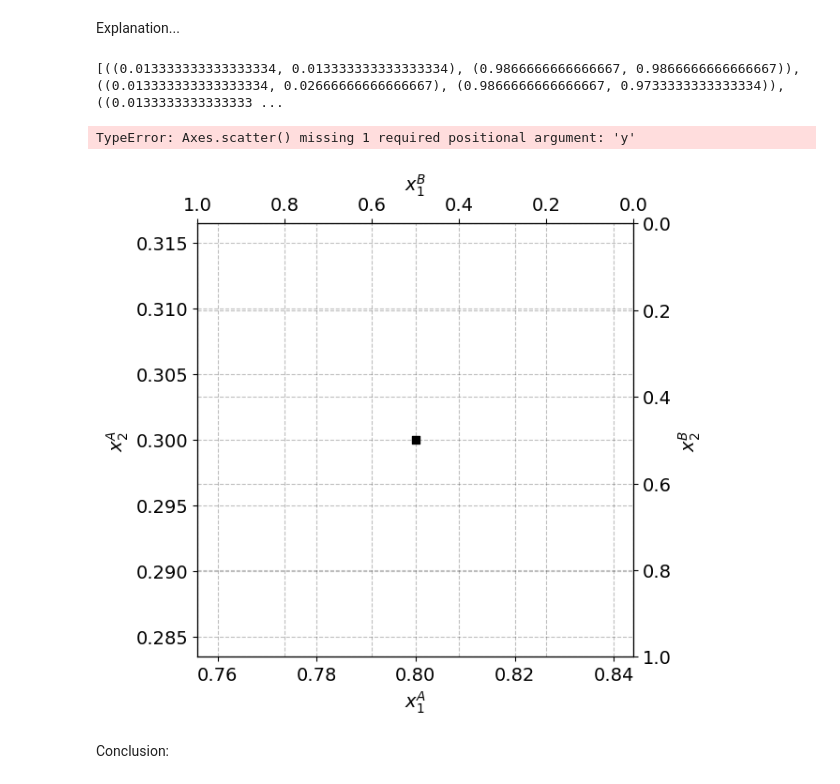
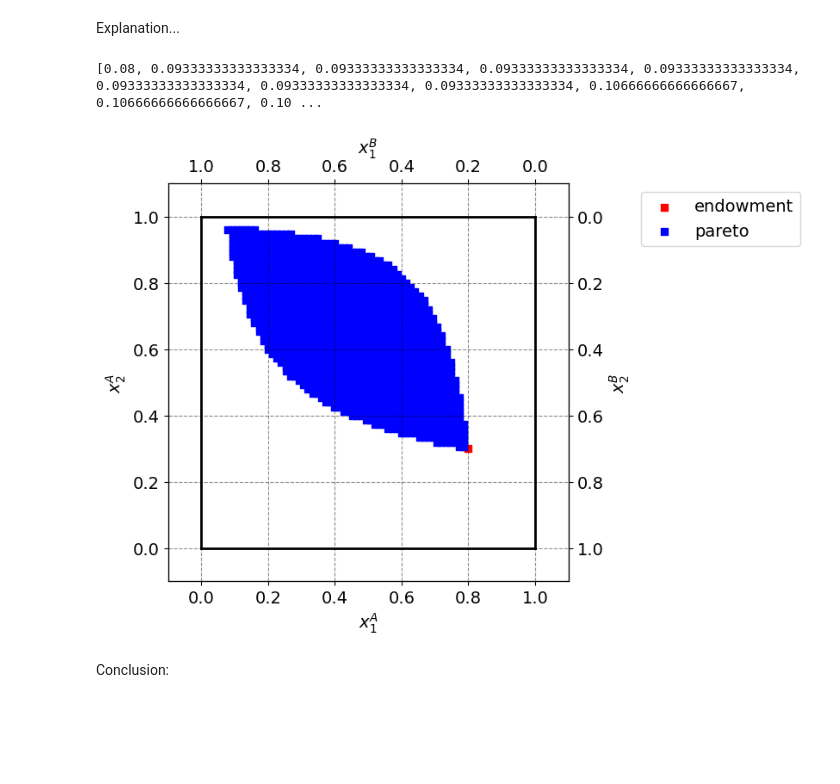
Before and after one commit to NumEconCopenhagen/projects-2024-emil-og-simon, a Jupyter notebook: inauguralproject/inauguralproject.ipynb, the cells around one changed output. Cells and saved outputs as stored; diff of their text form; code cells hidden in the pictures; blank space fills up the shorter version.

```diff
--- a/inauguralproject/inauguralproject.ipynb
+++ b/inauguralproject/inauguralproject.ipynb
@@ -62,38 +62,41 @@ print(b)
 # %% [markdown]
 Explanation...
 # %%
-model1 = ExchangeEconomyClass()
+model = ExchangeEconomyClass()
+
+par = model.par
 
 N = 75
 w1A = 0.8
 w2A = 0.3
-
 w1B = 1 - w1A
 w2B = 1 - w2A
 
-optimal_x1 = []
-optimal_x2 = []
+grid_x1A = np.linspace(0,1,N+1)
+grid_x2A = np.linspace(0,1,N+1)
 
-for x1 in x1A = Arange(0,1,N + 1):
-    for x2A in range(0,1,N + 1):
-        x1B = N - x1A
-        x2B = N - x2A
+possible_x1A = []
+possible_x2A = []
 
-        # Calculate utilities for both consumers
-        uA = model1.utility_A(x1A, x2A)
-        uB = model1.utility_B(x1B, x2B)
+for x1A in grid_x1A:
+    for x2A in grid_x2A:
+        x1B = 1 - x1A
+        x2B = 1 - x2A
+        uA = model.utility_A(x1A, x2A)
+        uB = model.utility_B(x1B,x2B)
 
         # Check if allocations satisfy the conditions
-        if uA >= model1.utility_A(w1A, w2A) and uB >= model1.utility_B(w1B, w2B):
-            optimal_x1.append(((x1A/N, x2A/N), (x1B/N, x2B/N)))
+        if uA >= model.utility_A(w1A,w2A) and uB >= model.utility_B(w1B, w2B):
+            possible_x1A.append(x1A)
+            possible_x2A.append(x2A)
 
-print(optimal_allocations[0:5])
+print(possible_x1A)
 # %% [output]
-[((0.013333333333333334, 0.013333333333333334), (0.9866666666666667, 0.9866666666666667)), ((0.013333333333333334, 0.02666666666666667), (0.9866666666666667, 0.9733333333333334)), ((0.0133333333333333 ...
+[0.08, 0.09333333333333334, 0.09333333333333334, 0.09333333333333334, 0.09333333333333334, 0.09333333333333334, 0.09333333333333334, 0.09333333333333334, 0.10666666666666667, 0.10666666666666667, 0.10 ...
 # %%
-model1 = ExchangeEconomyClass()
+model = ExchangeEconomyClass()
 
-par = model1.par
+par = model.par
 
 # a. total endowment
 w1bar = 1.0
@@ -101,37 +104,36 @@ w2bar = 1.0
 
 # b. figure set up
 fig = plt.figure(frameon=False,figsize=(6,6), dpi=100)
 ax_A = fig.add_subplot(1, 1, 1)
 
 ax_A.set_xlabel("$x_1^A$")
 ax_A.set_ylabel("$x_2^A$")
 
 temp = ax_A.twinx()
 temp.set_ylabel("$x_2^B$")
 ax_B = temp.twiny()
 ax_B.set_xlabel("$x_1^B$")
 ax_B.invert_xaxis()
 ax_B.invert_yaxis()
 
 # A
-ax_A.scatter(par.w1A,par.w2A,marker='s',color='black',label='endowment')
-ax_A.scatter(optimal_allocations,marker='s',color='black',label='endowment')
+ax_A.scatter(par.w1A,par.w2A,marker='s',color='red',label='endowment')
+ax_A.scatter(possible_x1A,possible_x2A,marker='s',color='blue',label='pareto')
 
 # limits
 ax_A.plot([0,w1bar],[0,0],lw=2,color='black')
 ax_A.plot([0,w1bar],[w2bar,w2bar],lw=2,color='black')
 ax_A.plot([0,0],[0,w2bar],lw=2,color='black')
 ax_A.plot([w1bar,w1bar],[0,w2bar],lw=2,color='black')
 
 ax_A.set_xlim([-0.1, w1bar + 0.1])
 ax_A.set_ylim([-0.1, w2bar + 0.1])
 ax_B.set_xlim([w1bar + 0.1, -0.1])
 ax_B.set_ylim([w2bar + 0.1, -0.1])
 
 ax_A.legend(frameon=True,loc='upper right',bbox_to_anchor=(1.6,1.0));
 # %% [output]
-TypeError: Axes.scatter() missing 1 required positional argument: 'y'
-[figure, old version]
+[figure, new version]
 # %% [markdown]
 Conclusion:
 # %% [markdown]
```
